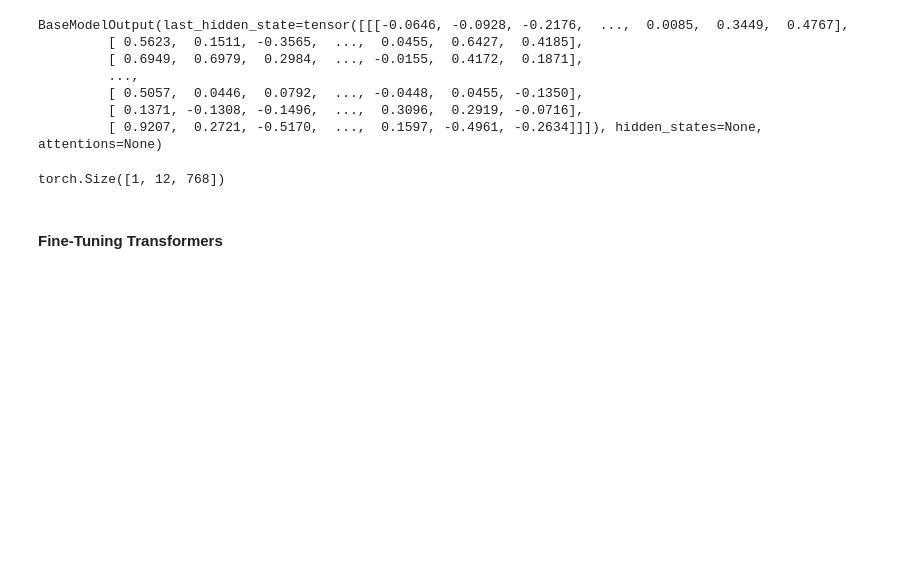
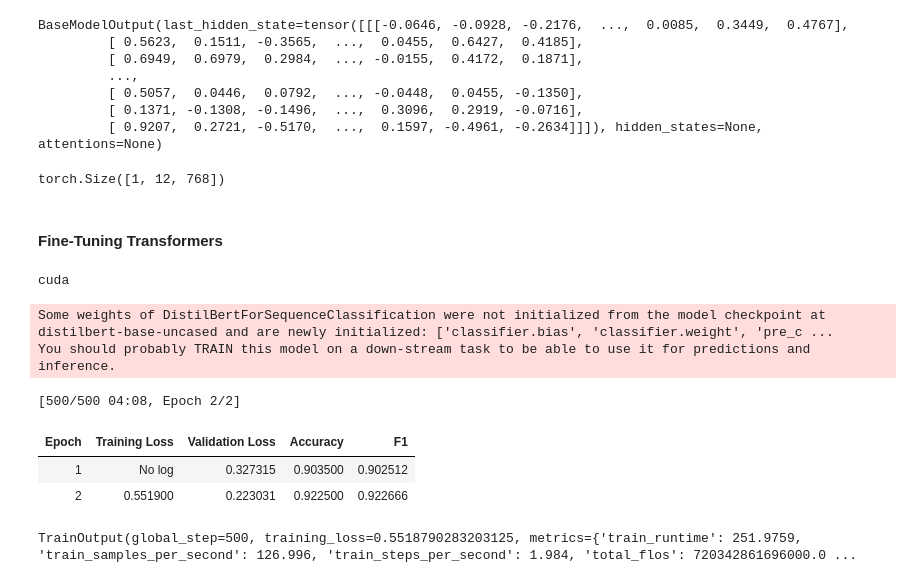
Before and after one commit to akktrsst/Kaggle_Problems, a Jupyter notebook: Fine_Tuning_DistilBERT_for_Emotion_Recognition_using_HuggingFace.ipynb, the cells around one changed output. Saved outputs shown, nothing was run; the diff lists cells and outputs as text; code cells hidden in the pictures; blank space fills up the shorter version.

```diff
--- a/Fine_Tuning_DistilBERT_for_Emotion_Recognition_using_HuggingFace.ipynb
+++ b/Fine_Tuning_DistilBERT_for_Emotion_Recognition_using_HuggingFace.ipynb
@@ -251,3 +252,51 @@ last_hidden_states.shape
 torch.Size([1, 12, 768])
 # %% [markdown]
 #### Fine-Tuning Transformers
+# %%
+from transformers import AutoModelForSequenceClassification
+num_labels = len(classes)
+device = torch.device("cuda" if torch.cuda.is_available() else "cpu")
+print(device)
+model = AutoModelForSequenceClassification.from_pretrained(model_ckpt, num_labels= num_labels).to(device)
+# %% [output]
+cuda
+Some weights of DistilBertForSequenceClassification were not initialized from the model checkpoint at distilbert-base-uncased and are newly initialized: ['classifier.bias', 'classifier.weight', 'pre_c ...
+You should probably TRAIN this model on a down-stream task to be able to use it for predictions and inference.
+# %%
+from transformers import TrainingArguments
+
+batch_size = 64
+model_name = f"distilbert-finetuned-emotion"
+
+training_args = TrainingArguments(output_dir = model_name,
+                                 num_train_epochs=2,
+                                 learning_rate = 2e-5,
+                                 per_device_train_batch_size= batch_size,
+                                 per_device_eval_batch_size = batch_size,
+                                  weight_decay=0.01,
+                                  evaluation_strategy = 'epoch',
+                                  disable_tqdm=False)
+# %%
+from sklearn.metrics import accuracy_score, f1_score
+def compute_metrics(pred):
+    labels = pred.label_ids
+    preds = pred.predictions.argmax(-1)
+    f1 = f1_score(labels, preds, average="weighted")
+    acc = accuracy_score(labels, preds)
+    return {"accuracy": acc, "f1": f1}
+# %%
+from transformers import Trainer
+
+trainer = Trainer(model=model, args=training_args,
+                  compute_metrics=compute_metrics,
+                  train_dataset=emotions_encoded['train'],
+                  eval_dataset=emotions_encoded['validation'],
+                  tokenizer=tokenizer)
+# %%
+trainer.train()
+# %% [output]
+[500/500 04:08, Epoch 2/2]
+| Epoch | Training Loss | Validation Loss | Accuracy | F1 |
+| 1 | No log | 0.327315 | 0.903500 | 0.902512 |
+| 2 | 0.551900 | 0.223031 | 0.922500 | 0.922666 |
+TrainOutput(global_step=500, training_loss=0.5518790283203125, metrics={'train_runtime': 251.9759, 'train_samples_per_second': 126.996, 'train_steps_per_second': 1.984, 'total_flos': 720342861696000.0 ...
```
Also changed, not shown: parts of 8 cells of this notebook.
